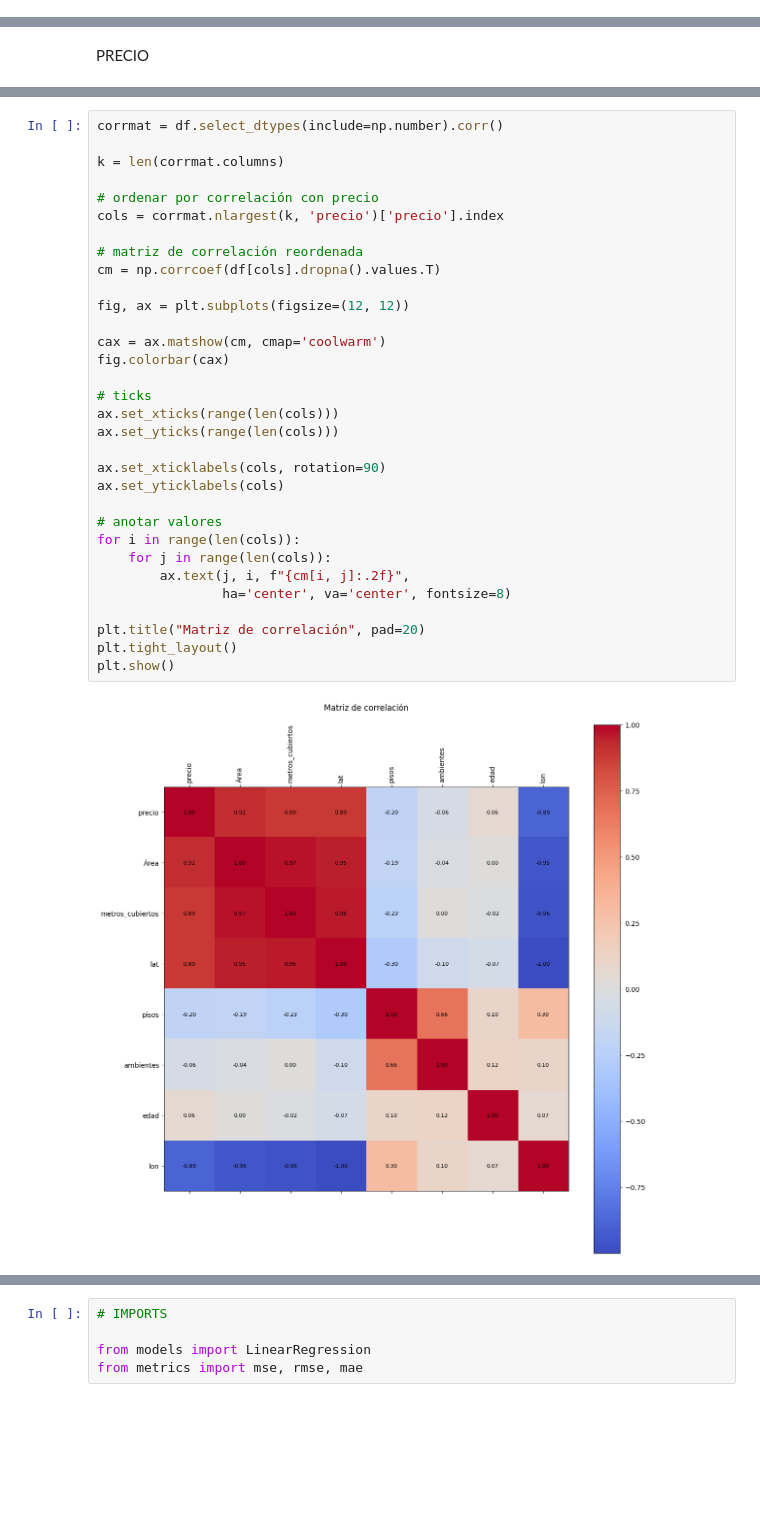
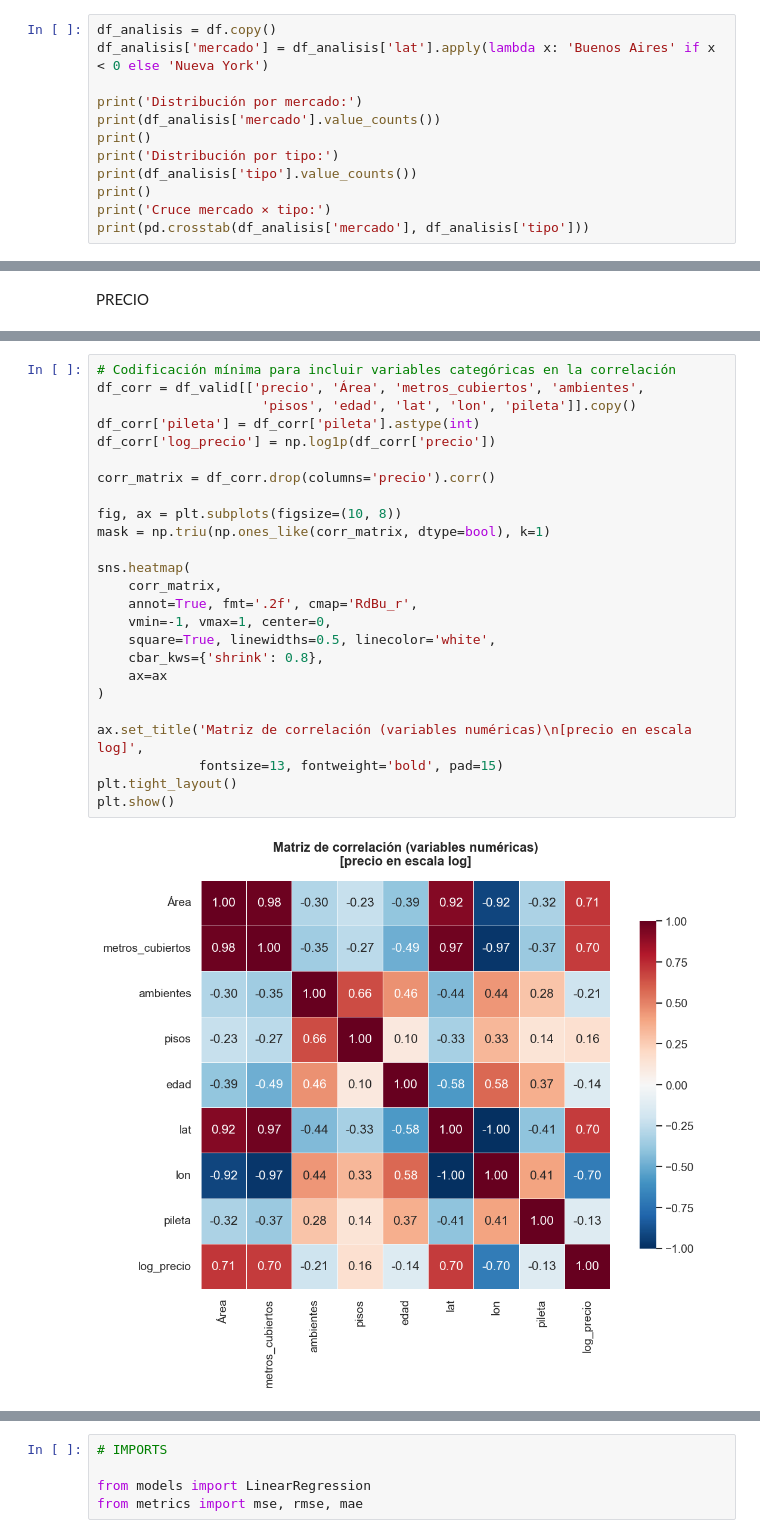
Before and after one commit to biancapaz/ml_tp1, a Jupyter notebook: notebooks/Entrega_TP1.ipynb, the cells around one changed output, grey strips where cells are left out. Saved outputs shown, nothing was run; the diff lists cells and outputs as text; blank space fills up the shorter version.

```diff
--- a/notebooks/Entrega_TP1.ipynb
+++ b/notebooks/Entrega_TP1.ipynb
@@ -163,0 +192,12 @@ LAT & LON
+# %%
+df_analisis = df.copy()
+df_analisis['mercado'] = df_analisis['lat'].apply(lambda x: 'Buenos Aires' if x < 0 else 'Nueva York')
+
+print('Distribución por mercado:')
+print(df_analisis['mercado'].value_counts())
+print()
+print('Distribución por tipo:')
+print(df_analisis['tipo'].value_counts())
+print()
+print('Cruce mercado × tipo:')
+print(pd.crosstab(df_analisis['mercado'], df_analisis['tipo']))
@@ -417,36 +395,29 @@ corrmat
 | lon | -0.833556 | -0.922534 | -0.969684 | 0.450831 | 0.333100 | 0.403619 | -0.999989 | 1.000000 | 0.580952 |
 | edad | -0.373720 | -0.398188 | -0.495114 | 0.457735 | 0.106830 | 0.349147 | -0.580924 | 0.580952 | 1.000000 |
 # %%
-corrmat = df.select_dtypes(include=np.number).corr()
+# Codificación mínima para incluir variables categóricas en la correlación
+df_corr = df_valid[['precio', 'Área', 'metros_cubiertos', 'ambientes',
+                     'pisos', 'edad', 'lat', 'lon', 'pileta']].copy()
+df_corr['pileta'] = df_corr['pileta'].astype(int)
+df_corr['log_precio'] = np.log1p(df_corr['precio'])
 
-k = len(corrmat.columns)
+corr_matrix = df_corr.drop(columns='precio').corr()
 
-# ordenar por correlación con precio
-cols = corrmat.nlargest(k, 'precio')['precio'].index
+fig, ax = plt.subplots(figsize=(10, 8))
+mask = np.triu(np.ones_like(corr_matrix, dtype=bool), k=1)
 
-# matriz de correlación reordenada
-cm = np.corrcoef(df[cols].dropna().values.T)
+sns.heatmap(
+    corr_matrix,
+    annot=True, fmt='.2f', cmap='RdBu_r',
+    vmin=-1, vmax=1, center=0,
+    square=True, linewidths=0.5, linecolor='white',
+    cbar_kws={'shrink': 0.8},
+    ax=ax
+)
 
-fig, ax = plt.subplots(figsize=(12, 12))
-
-cax = ax.matshow(cm, cmap='coolwarm')
-fig.colorbar(cax)
-
-# ticks
-ax.set_xticks(range(len(cols)))
-ax.set_yticks(range(len(cols)))
-
-ax.set_xticklabels(cols, rotation=90)
-ax.set_yticklabels(cols)
-
-# anotar valores
-for i in range(len(cols)):
-    for j in range(len(cols)):
-        ax.text(j, i, f"{cm[i, j]:.2f}",
-                ha='center', va='center', fontsize=8)
-
-plt.title("Matriz de correlación", pad=20)
+ax.set_title('Matriz de correlación (variables numéricas)\n[precio en escala log]',
+             fontsize=13, fontweight='bold', pad=15)
 plt.tight_layout()
 plt.show()
 # %% [output]
-[figure, old version]
+[figure, new version]
```
Also changed, not shown: parts of 113 cells of this notebook, 5 other files.
